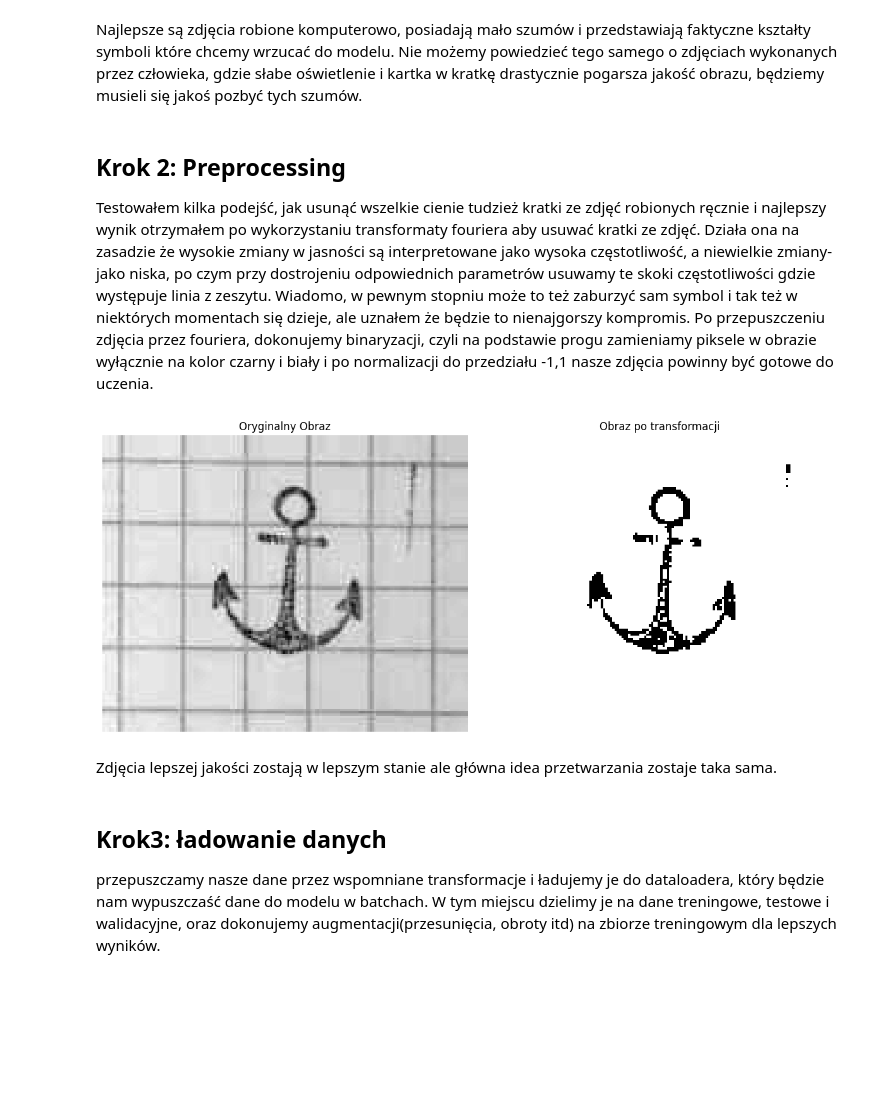
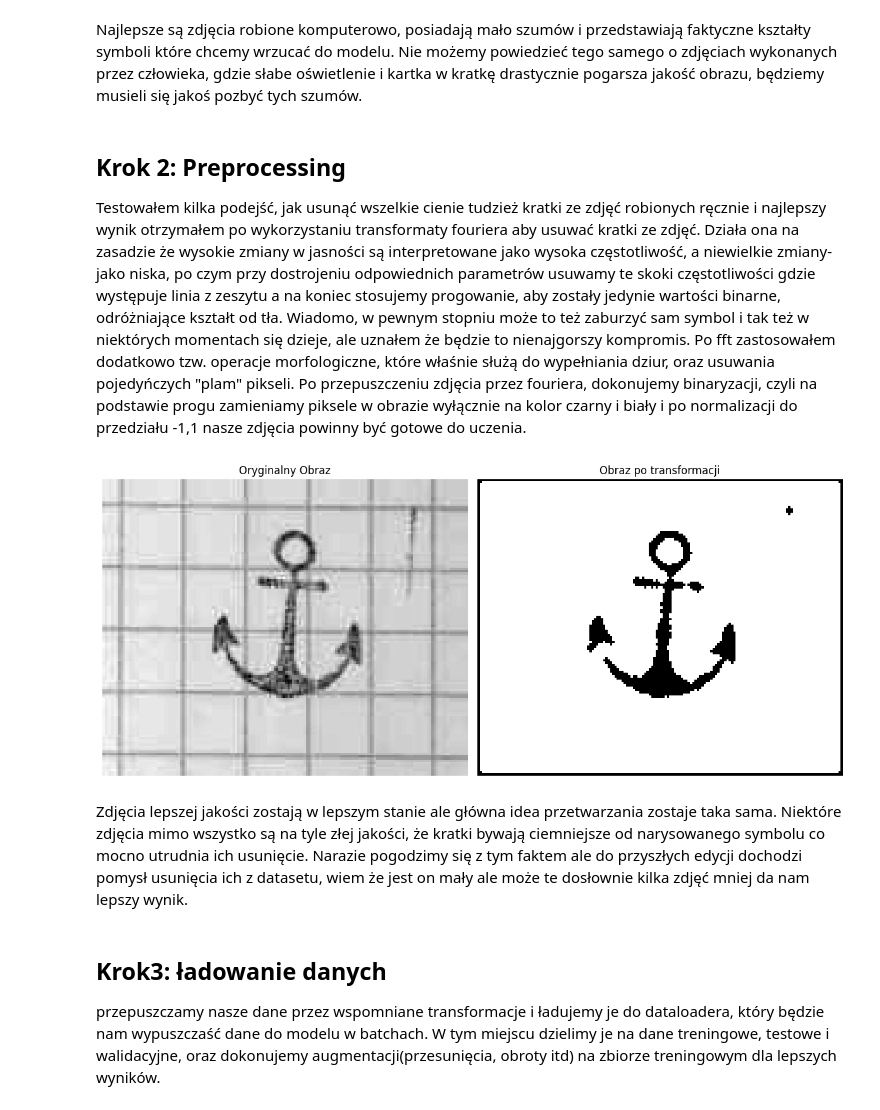
Before and after one commit to Piotr-Wojdas/Solvro-rekrutacja, a Jupyter notebook: model - prezentacja.ipynb, the cells around one changed output. Saved outputs shown, nothing was run; the diff lists cells and outputs as text; code cells hidden in the pictures; blank space fills up the shorter version.

```diff
--- a/model - prezentacja.ipynb
+++ b/model - prezentacja.ipynb
@@ -82,16 +82,29 @@ plt.show()
  Najlepsze są zdjęcia robione komputerowo, posiadają mało szumów i przedstawiają faktyczne kształty symboli które chcemy wrzucać do modelu. Nie możemy powiedzieć tego samego o zdjęciach wykonanych przez człowieka, gdzie słabe oświetlenie i kartka w kratkę drastycznie pogarsza jakość obrazu, będziemy musieli się jakoś pozbyć tych szumów.
 # %% [markdown]
 ## Krok 2: Preprocessing
-Testowałem kilka podejść, jak usunąć wszelkie cienie tudzież kratki ze zdjęć robionych ręcznie i najlepszy wynik otrzymałem po wykorzystaniu transformaty fouriera aby usuwać kratki ze zdjęć. Działa ona na zasadzie że wysokie zmiany w jasności są interpretowane jako wysoka częstotliwość, a niewielkie zmiany- jako niska, po czym przy dostrojeniu odpowiednich parametrów usuwamy te skoki częstotliwości gdzie występuje linia z zeszytu. Wiadomo, w pewnym stopniu może to też zaburzyć sam symbol i tak też w niektórych momentach się dzieje, ale uznałem że będzie to nienajgorszy kompromis. Po przepuszczeniu zdjęcia przez fouriera, dokonujemy binaryzacji, czyli na podstawie progu zamieniamy piksele w obrazie wyłącznie na kolor czarny i biały i po normalizacji do przedziału -1,1 nasze zdjęcia powinny być gotowe do uczenia.
+Testowałem kilka podejść, jak usunąć wszelkie cienie tudzież kratki ze zdjęć robionych ręcznie i najlepszy wynik otrzymałem po wykorzystaniu transformaty fouriera aby usuwać kratki ze zdjęć. Działa ona na zasadzie że wysokie zmiany w jasności są interpretowane jako wysoka częstotliwość, a niewielkie zmiany- jako niska, po czym przy dostrojeniu odpowiednich parametrów usuwamy te skoki częstotliwości gdzie występuje linia z zeszytu a na koniec stosujemy progowanie, aby zostały jedynie wartości binarne, odróżniające kształt od tła. Wiadomo, w pewnym stopniu może to też zaburzyć sam symbol i tak też w niektórych momentach się dzieje, ale uznałem że będzie to nienajgorszy kompromis. Po fft zastosowałem dodatkowo tzw. operacje morfologiczne, które właśnie służą do wypełniania dziur, oraz usuwania pojedyńczych "plam" pikseli. Po przepuszczeniu zdjęcia przez fouriera, dokonujemy binaryzacji, czyli na podstawie progu zamieniamy piksele w obrazie wyłącznie na kolor czarny i biały i po normalizacji do przedziału -1,1 nasze zdjęcia powinny być gotowe do uczenia.
 # %%
 from torchvision import transforms
 from PIL import Image
 import numpy as np
 import cv2
 import matplotlib.pyplot as plt
+import torch
+from scipy.ndimage import binary_closing, binary_opening
 
 thresh = 99.3  # Próg procentowy do wykrywania pików
 center_size = 15 # Rozmiar centralnego obszaru do ochrony
+
+def apply_morphological_ops(x):
+    # Konwersja tensora do numpy, usunięcie wymiaru kanału
+    x_np = x.squeeze().numpy()
+    # Zastosowanie zamknięcia binarnego do wypełnienia małych dziur
+    x_closed = binary_closing(x_np)
+    # Zastosowanie otwarcia binarnego do usunięcia małych szumów
+    x_opened = binary_opening(x_closed)
+    # Konwersja z powrotem do tensora (boolean -> float) i dodanie wymiaru kanału
+    return torch.from_numpy(x_opened).float().unsqueeze(0)
+
 
 def remove_grid_fft(img):
     img_np = np.array(img.convert('L')) # kolor nie ma znaczenia, konwertujemy do skali szarości
@@ -130,37 +143,40 @@ def remove_grid_fft(img):
 path = r'dataset/anchor/stamp03.jpg'
 
 # Definicja transformacji
 transform = transforms.Compose([
     transforms.Resize((130, 160)),
     transforms.Lambda(remove_grid_fft),
     transforms.ToTensor(),
-    transforms.Lambda(lambda x: (x > 0.5).float()) # bez normalizacji bo chcemy tylko pokazac zdjecie
+    transforms.Lambda(lambda x: (x > 0.6).float()),
+    transforms.Lambda(apply_morphological_ops),
+    transforms.Normalize((0.5,), (0.5,))
 ])
+
 
 original_image = Image.open(path)
 
 # Aplikowanie transformacji
 transformed_tensor = transform(original_image)
 image_to_show = transformed_tensor.squeeze()
 
 # Wyświetlanie obrazów
 plt.figure(figsize=(12, 6))
 plt.subplot(1, 2, 1)
 plt.imshow(original_image, cmap='gray')
 plt.title('Oryginalny Obraz')
 plt.axis('off')
 
 plt.subplot(1, 2, 2)
 plt.imshow(image_to_show, cmap='gray')
 plt.title('Obraz po transformacji')
 plt.axis('off')
 
 plt.tight_layout()
 plt.show()
 # %% [output]
-[figure, old version]
+[figure, new version]
 # %% [markdown]
-Zdjęcia lepszej jakości zostają w lepszym stanie ale główna idea przetwarzania zostaje taka sama.
+Zdjęcia lepszej jakości zostają w lepszym stanie ale główna idea przetwarzania zostaje taka sama. Niektóre zdjęcia mimo wszystko są na tyle złej jakości, że kratki bywają ciemniejsze od narysowanego symbolu co mocno utrudnia ich usunięcie. Narazie pogodzimy się z tym faktem ale do przyszłych edycji dochodzi pomysł usunięcia ich z datasetu, wiem że jest on mały ale może te dosłownie kilka zdjęć mniej da nam lepszy wynik.
 # %% [markdown]
 ## Krok3: ładowanie danych
 przepuszczamy nasze dane przez wspomniane transformacje i ładujemy je do dataloadera, który będzie nam wypuszczaść dane do modelu w batchach. W tym miejscu dzielimy je na dane treningowe, testowe i walidacyjne, oraz dokonujemy augmentacji(przesunięcia, obroty itd) na zbiorze  treningowym dla lepszych wyników.
```
Also changed, not shown: parts of 12 cells of this notebook, 15 other files.
